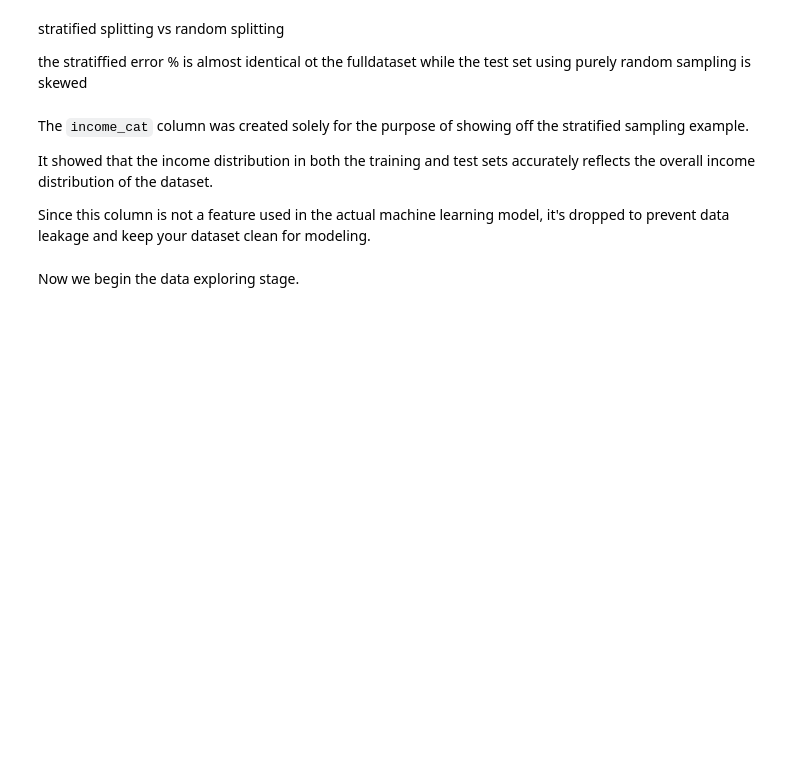
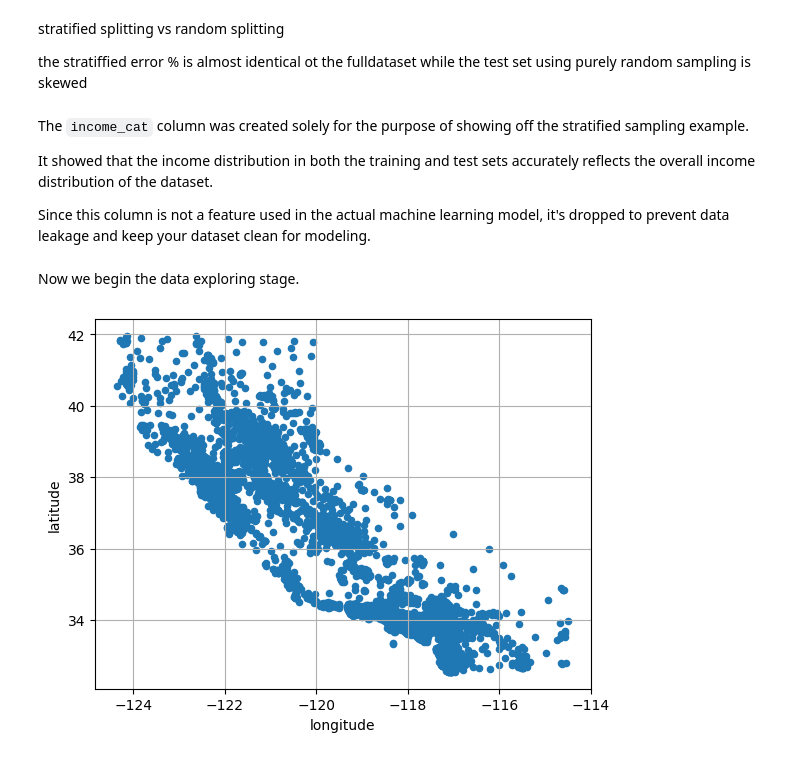
Before and after one commit to awesomesocks123/machinelearning, a Jupyter notebook: chapter2.ipynb, the cells around one changed output. Saved outputs shown, nothing was run; the diff lists cells and outputs as text; code cells hidden in the pictures; blank space fills up the shorter version.

Commit message:
showing scatter of california

```diff
--- a/chapter2.ipynb
+++ b/chapter2.ipynb
@@ -254,3 +254,12 @@ It showed that the income distribution in both the training and test sets accura
 Since this column is not a feature used in the actual machine learning model, it's dropped to prevent data leakage and keep your dataset clean for modeling.
 # %% [markdown]
 Now we begin the data exploring stage.
+# %%
+housing = strat_train_set.copy() # keeping a copy so we can revert to it afterwards
+# %%
+housing.plot(kind="scatter", x="longitude",y="latitude", grid=True)
+plt.show()
+#this shows us where each house is based on their lat and long
+#its supposed to resemble california lol
+# %% [output]
+[figure, added]
```
Also changed, not shown: parts of 1 cell of this notebook.
